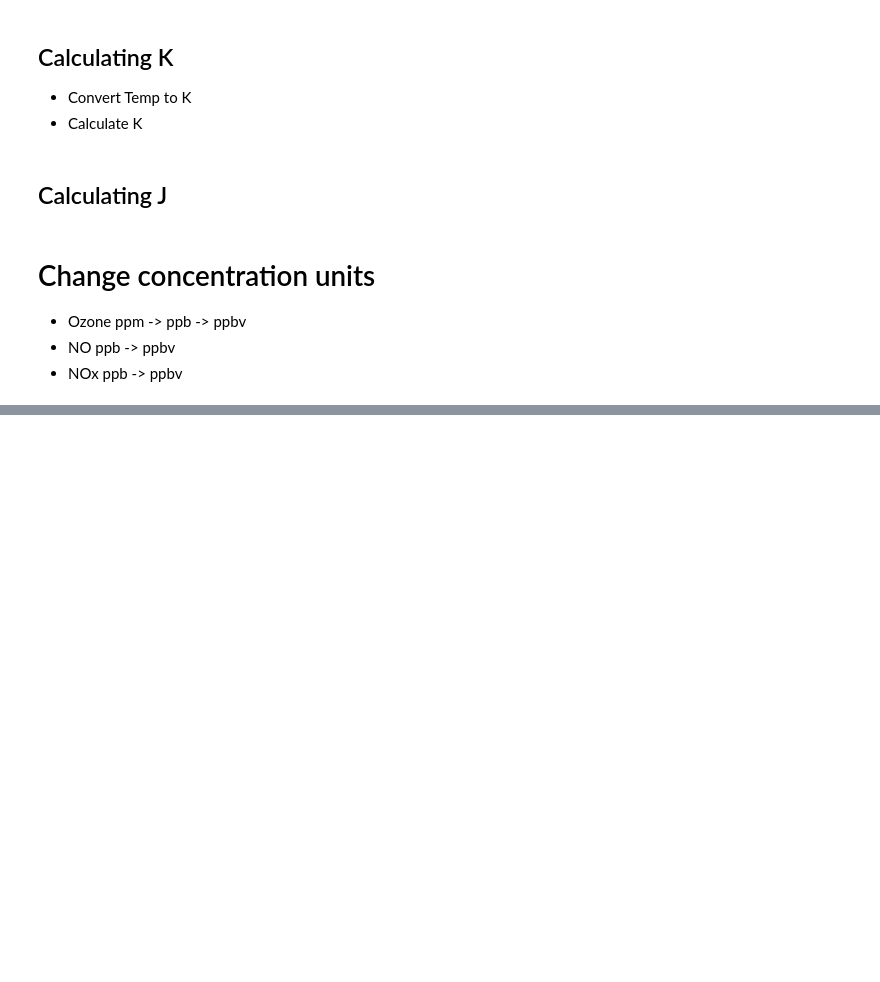
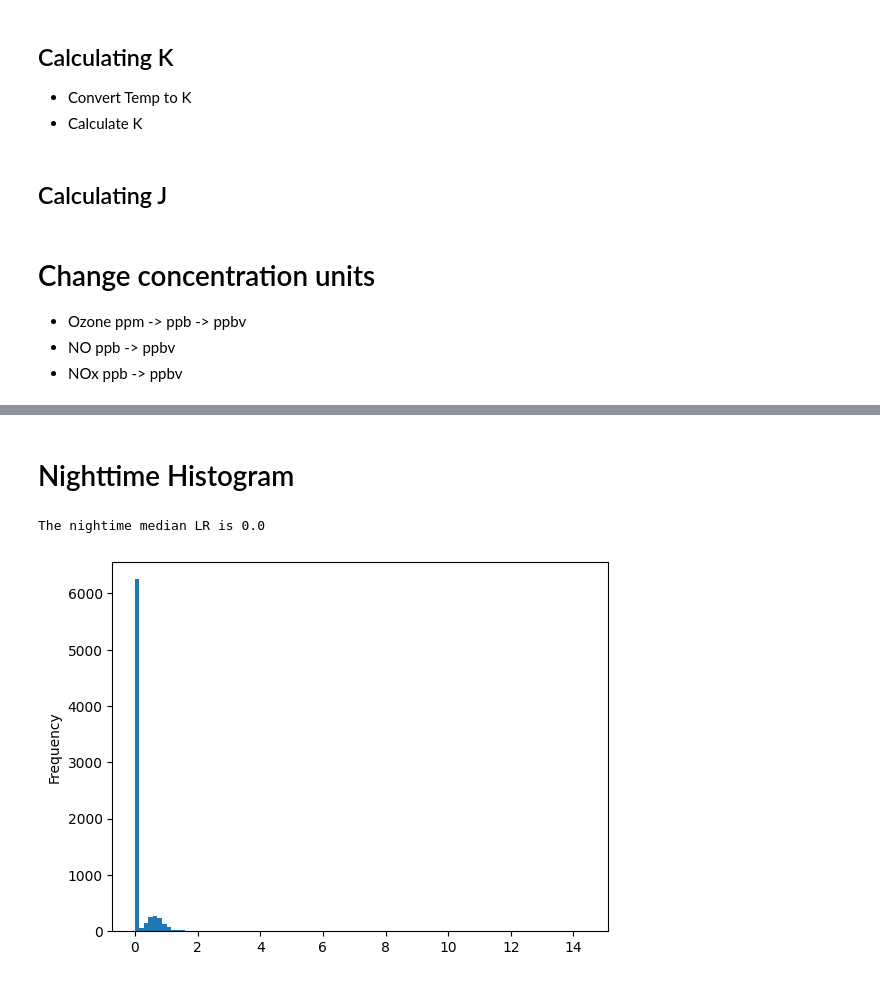
Before and after one commit to isaa-sudweeks/leighton-relationship, a Jupyter notebook: Leighton_Relationship_Calculator.ipynb, the cells around one changed output, grey strips where cells are left out. Cells and saved outputs as stored; diff of their text form; code cells hidden in the pictures; blank space fills up the shorter version.

```diff
--- a/Leighton_Relationship_Calculator.ipynb
+++ b/Leighton_Relationship_Calculator.ipynb
@@ -98,0 +129,9 @@ Name: LR, Length: 10020, dtype: float64
+# %% [markdown]
+# Nighttime Histogram
+# %%
+nighttime['LR'].plot(kind='hist', bins=100)
+median_LR = nighttime['LR'].median()
+print(f"The nightime median LR is {median_LR}")
+# %% [output]
+The nightime median LR is 0.0
+[figure, added]
```
Also changed, not shown: parts of 10 cells of this notebook, 2 other files.
